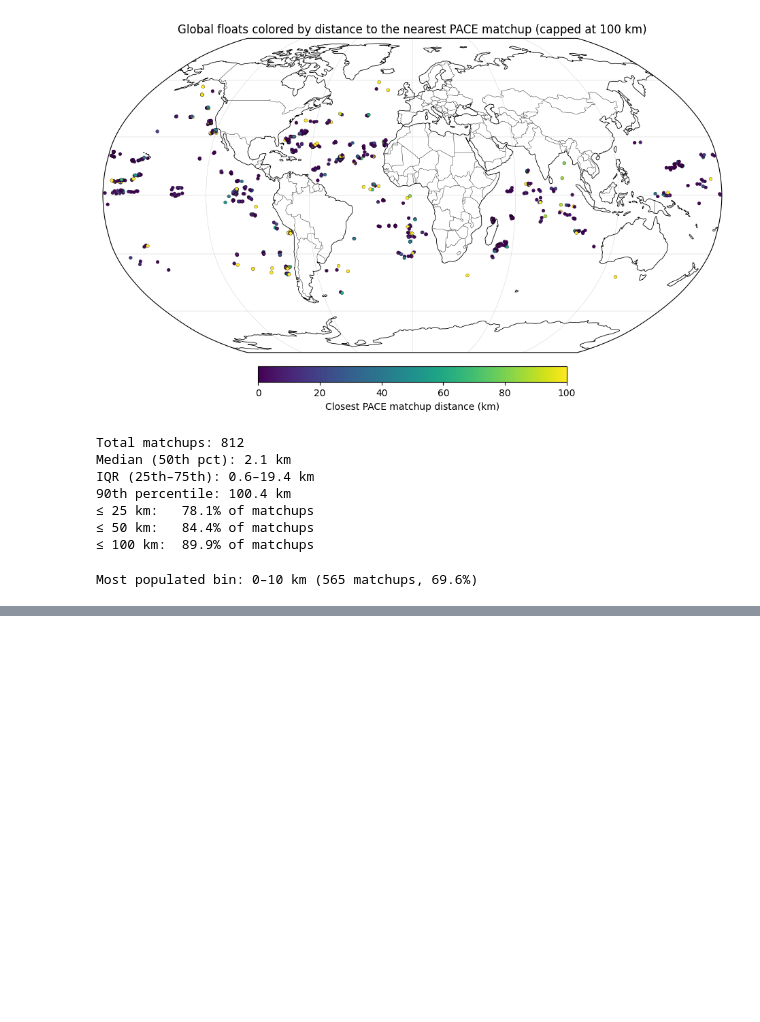
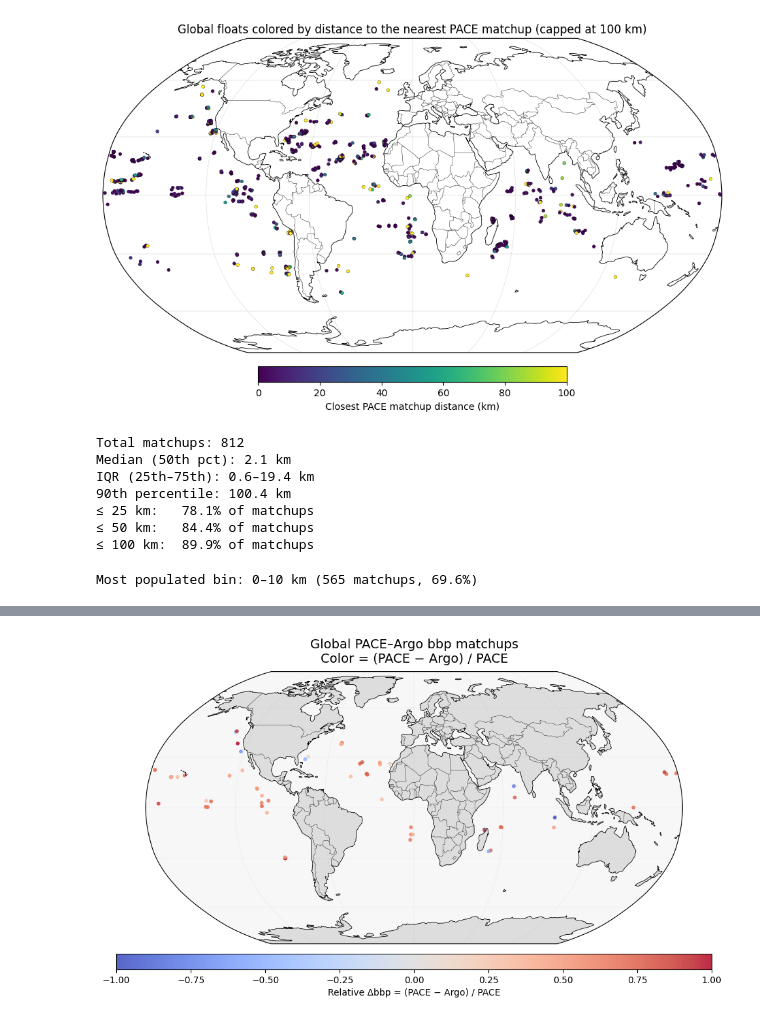
Before and after one commit to alliejames/ocean, a Jupyter notebook: notebooks/globalmatchups.ipynb, the cells around one changed output, grey strips where cells are left out. Drawn from its saved outputs; the diff is of its cells as text; code cells hidden in the pictures; blank space fills up the shorter version.

```diff
--- a/notebooks/globalmatchups.ipynb
+++ b/notebooks/globalmatchups.ipynb
@@ -289,0 +1639,93 @@ Most populated bin: 0–10 km (565 matchups, 69.6%)
+# %%
+# === Global PACE–Argo bbp matchups (STRICT ONLY) ===
+# Style matches your screenshot: Robinson projection + large horizontal colorbar
+# δ = (PACE − Argo) / PACE, color range [-1, 1]
+
+import numpy as np
+import pandas as pd
+import matplotlib.pyplot as plt
+from pathlib import Path
+
+# cartopy (install if needed: conda install -c conda-forge cartopy)
+import cartopy.crs as ccrs
+import cartopy.feature as cfeature
+
+# ---- paths & columns ----
+CSV_PATH = Path("matched_with_first3_added.csv")
+OUT_PNG  = Path("/Users/allie/Documents/summer 2025/python/bing/papers/biomass/Analysis/global_map_strict_style.png")
+
+PACE_COL   = "Bnw"                 # PACE bbp
+ARGO_COL   = "bbp_first3_mean"     # Argo surface bbp
+LAT_COL    = "lat"
+LON_COL    = "lon"
+DIST_COL   = "closest_dist_km"     # km
+ARGO_TIME  = "time"                # Argo timestamp (UTC)
+PACE_TIME  = "closest_time"        # PACE timestamp (UTC)
+
+STRICT_DIST_KM = 50
+STRICT_TDIFF_H = 3
+VMIN, VMAX = -1.0, 1.0
+
+# ---- load & prep ----
+df = pd.read_csv(CSV_PATH)
+
+# parse times and compute |Δt| (hours)
+df[ARGO_TIME] = pd.to_datetime(df[ARGO_TIME], errors="coerce", utc=True)
+df[PACE_TIME] = pd.to_datetime(df[PACE_TIME], errors="coerce", utc=True)
+df["time_diff_hr"] = (df[ARGO_TIME] - df[PACE_TIME]).abs().dt.total_seconds() / 3600.0
+
+# numerics
+for col in [PACE_COL, ARGO_COL, LAT_COL, LON_COL, DIST_COL, "time_diff_hr"]:
+    df[col] = pd.to_numeric(df[col], errors="coerce")
+
+# δ = (PACE − Argo)/PACE
+df["delta"] = (df[PACE_COL] - df[ARGO_COL]) / df[PACE_COL]
+
+# validity + STRICT filters
+valid = (
+    np.isfinite(df["delta"]) &
+    (df[PACE_COL] > 0) &
+    np.isfinite(df[LAT_COL]) & np.isfinite(df[LON_COL]) &
+    np.isfinite(df[DIST_COL]) & np.isfinite(df["time_diff_hr"])
+)
+strict = df.loc[
+    valid & (df[DIST_COL] < STRICT_DIST_KM) & (df["time_diff_hr"] < STRICT_TDIFF_H)
+].copy()
+
+print(f"Strict matchups (<{STRICT_DIST_KM} km & <{STRICT_TDIFF_H} h): {len(strict)}")
+
+# ---- plot (Robinson) ----
+proj_map = ccrs.Robinson()
+proj_data = ccrs.PlateCarree()
+
+fig = plt.figure(figsize=(12,6))
+ax = plt.axes(projection=proj_map)
+ax.set_global()
+
+# background & features to match your style
+ax.add_feature(cfeature.LAND.with_scale("110m"), facecolor="#dddddd")
+ax.add_feature(cfeature.OCEAN.with_scale("110m"), facecolor="#f7f7f7")
+ax.coastlines(linewidth=0.6)
+ax.add_feature(cfeature.BORDERS, linewidth=0.3)
+ax.gridlines(draw_labels=False, linewidth=0.2, alpha=0.4)
+
+# scatter (consistent color scale; data not clipped, only color saturates at [-1,1])
+sc = ax.scatter(
+    strict[LON_COL], strict[LAT_COL],
+    c=strict["delta"], s=18, alpha=0.85, transform=proj_data,
+    cmap="coolwarm", vmin=VMIN, vmax=VMAX, edgecolor="none"
+)
+
+# titles like your example
+plt.title("Global PACE–Argo bbp matchups\nColor = (PACE − Argo) / PACE", fontsize=14, pad=10)
+
+# big horizontal colorbar below
+cax = fig.add_axes([0.12, 0.08, 0.76, 0.04])  # [left, bottom, width, height]
+cb = plt.colorbar(sc, cax=cax, orientation="horizontal")
+cb.set_label("Relative Δbbp = (PACE − Argo) / PACE")
+
+plt.tight_layout(rect=[0, 0.12, 1, 0.95])
+plt.savefig(OUT_PNG, dpi=200)
+plt.show()
+print(f"Saved figure → {OUT_PNG.resolve()}")
+# %% [output]
@@ -289,0 +1733 @@ Most populated bin: 0–10 km (565 matchups, 69.6%)
+[figure, added]
```
Also changed, not shown: parts of 25 cells of this notebook.
